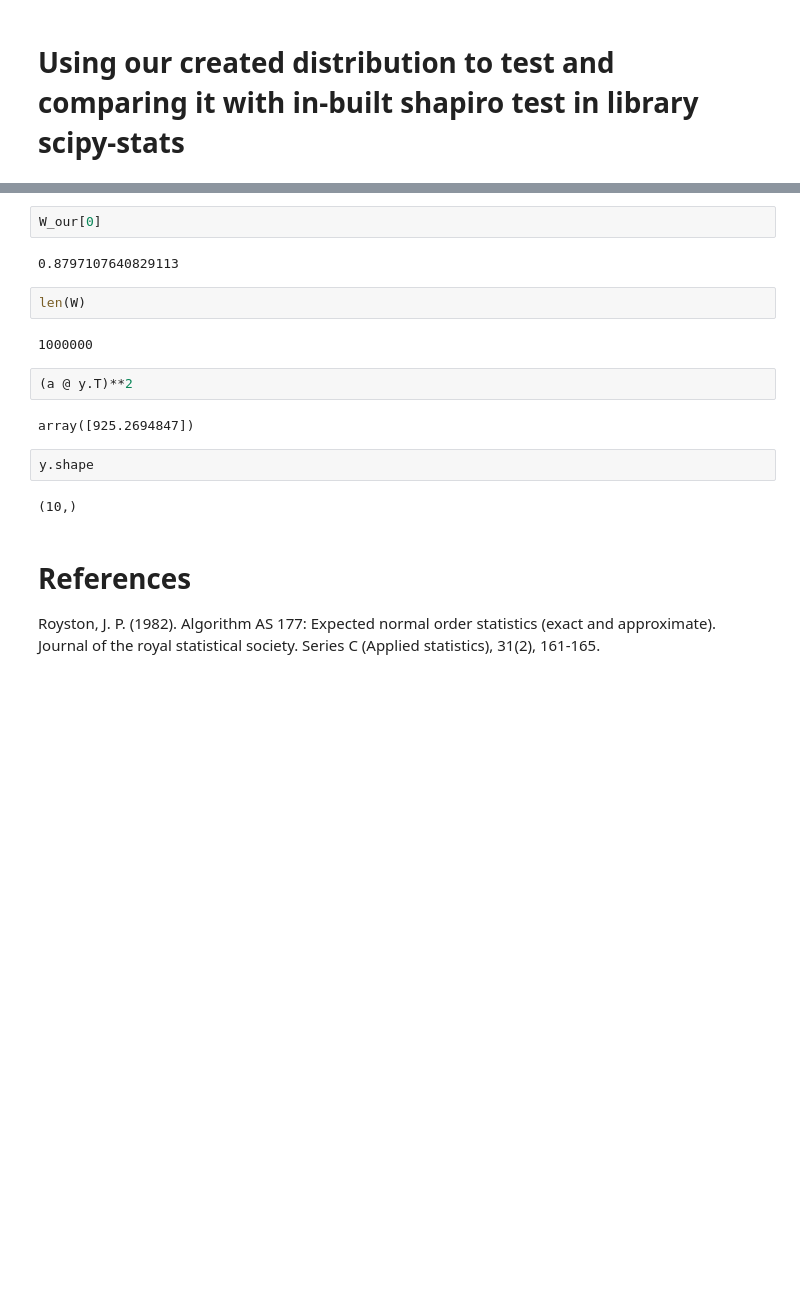
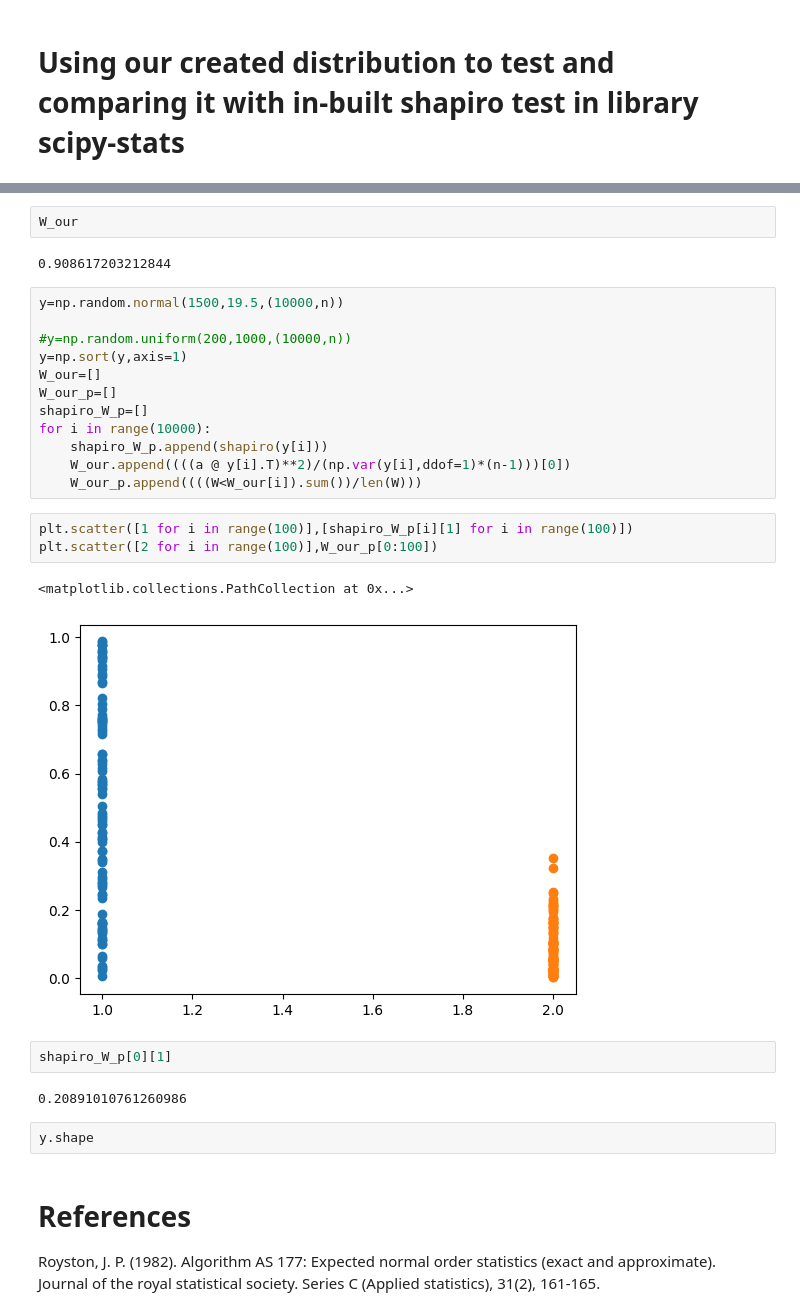
Before and after one commit to milindv26/Shapiro_Wilk_Test, a Jupyter notebook: W_Statistic_distribution.ipynb, the cells around one changed output, grey strips where cells are left out. Cells and saved outputs as stored; diff of their text form; blank space fills up the shorter version.

```diff
--- a/W_Statistic_distribution.ipynb
+++ b/W_Statistic_distribution.ipynb
@@ -240,19 +244,31 @@ Our_P_value: 0.049878
 # %%
-W_our[0]
+W_our
 # %% [output]
-0.8797107640829113
+0.908617203212844
-# %%
-len(W)
-# %% [output]
-1000000
-# %%
-(a @ y.T)**2
-# %% [output]
-array([925.2694847])
+# %%
+y=np.random.normal(1500,19.5,(10000,n))
+
+#y=np.random.uniform(200,1000,(10000,n))
+y=np.sort(y,axis=1)
+W_our=[]
+W_our_p=[]
+shapiro_W_p=[]
+for i in range(10000):
+    shapiro_W_p.append(shapiro(y[i]))
+    W_our.append((((a @ y[i].T)**2)/(np.var(y[i],ddof=1)*(n-1)))[0])
+    W_our_p.append((((W<W_our[i]).sum())/len(W)))
+# %%
+plt.scatter([1 for i in range(100)],[shapiro_W_p[i][1] for i in range(100)])
+plt.scatter([2 for i in range(100)],W_our_p[0:100])
+# %% [output]
+<matplotlib.collections.PathCollection at 0x...>
+[figure, added]
+# %%
+shapiro_W_p[0][1]
+# %% [output]
+0.20891010761260986
 # %%
 y.shape
-# %% [output]
-(10,)
 # %% [markdown]
 # References
 
```
Also changed, not shown: parts of 2 cells of this notebook.
